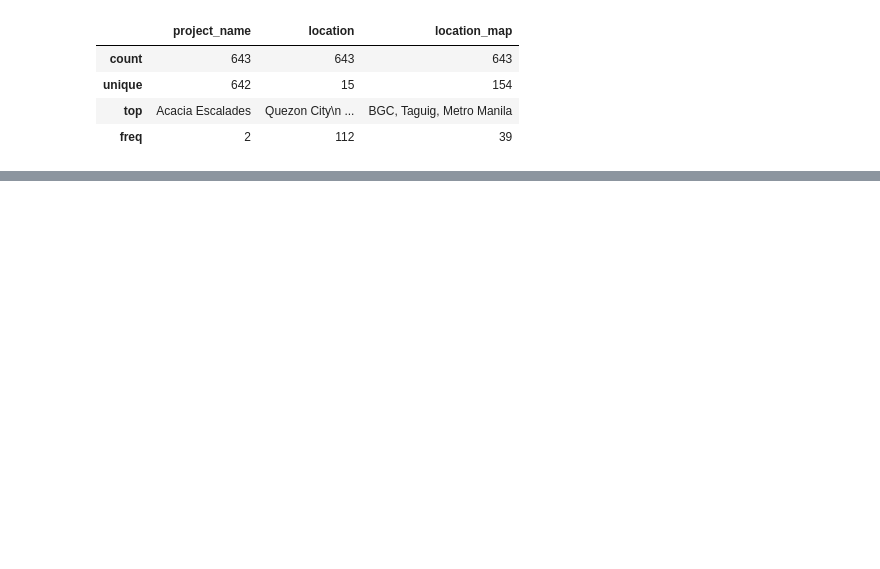
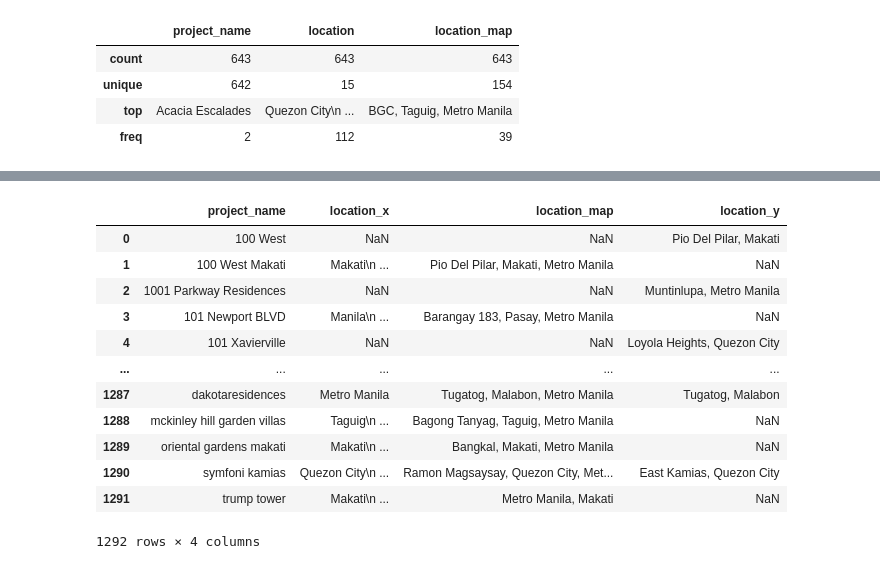
Before and after one commit to darryl-john/condo-amenity-proximity, a Jupyter notebook: data_properties/data-clean-properties.ipynb, the cells around one changed output, grey strips where cells are left out. Drawn from its saved outputs; the diff is of its cells as text; code cells hidden in the pictures; blank space fills up the shorter version.

```diff
--- a/data_properties/data-clean-properties.ipynb
+++ b/data_properties/data-clean-properties.ipynb
@@ -21,2 +43,20 @@ df.describe(include='all')
+# %%
+# merge df and df_listings using project_name, add new rows for all missing from df
+df_merged = df.merge(df_listings, on='project_name', how='outer')
+df_merged
+# %% [output]
+|  | project_name | location_x | location_map | location_y |
+| 0 | 100 West | NaN | NaN | Pio Del Pilar, Makati |
+| 1 | 100 West Makati | Makati\n ... | Pio Del Pilar, Makati, Metro Manila | NaN |
+| 2 | 1001 Parkway Residences | NaN | NaN | Muntinlupa, Metro Manila |
+| 3 | 101 Newport BLVD | Manila\n ... | Barangay 183, Pasay, Metro Manila | NaN |
+| 4 | 101 Xavierville | NaN | NaN | Loyola Heights, Quezon City |
+| ... | ... | ... | ... | ... |
+| 1287 | dakotaresidences | Metro Manila | Tugatog, Malabon, Metro Manila | Tugatog, Malabon |
+| 1288 | mckinley hill garden villas | Taguig\n ... | Bagong Tanyag, Taguig, Metro Manila | NaN |
+| 1289 | oriental gardens makati | Makati\n ... | Bangkal, Makati, Metro Manila | NaN |
+| 1290 | symfoni kamias | Quezon City\n ... | Ramon Magsaysay, Quezon City, Met... | East Kamias, Quezon City |
+| 1291 | trump tower | Makati\n ... | Metro Manila, Makati | NaN |
+1292 rows × 4 columns
 # %%
 # apply string cleaning and corrections
```
Also changed, not shown: parts of 3 cells of this notebook, 2 other files.
